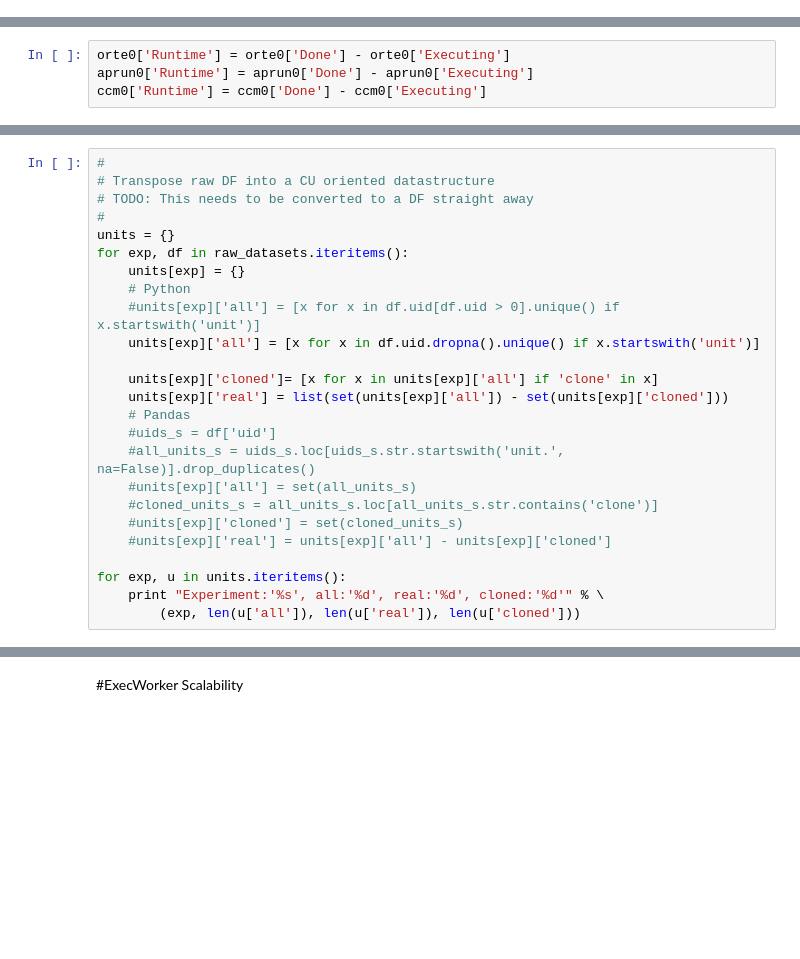
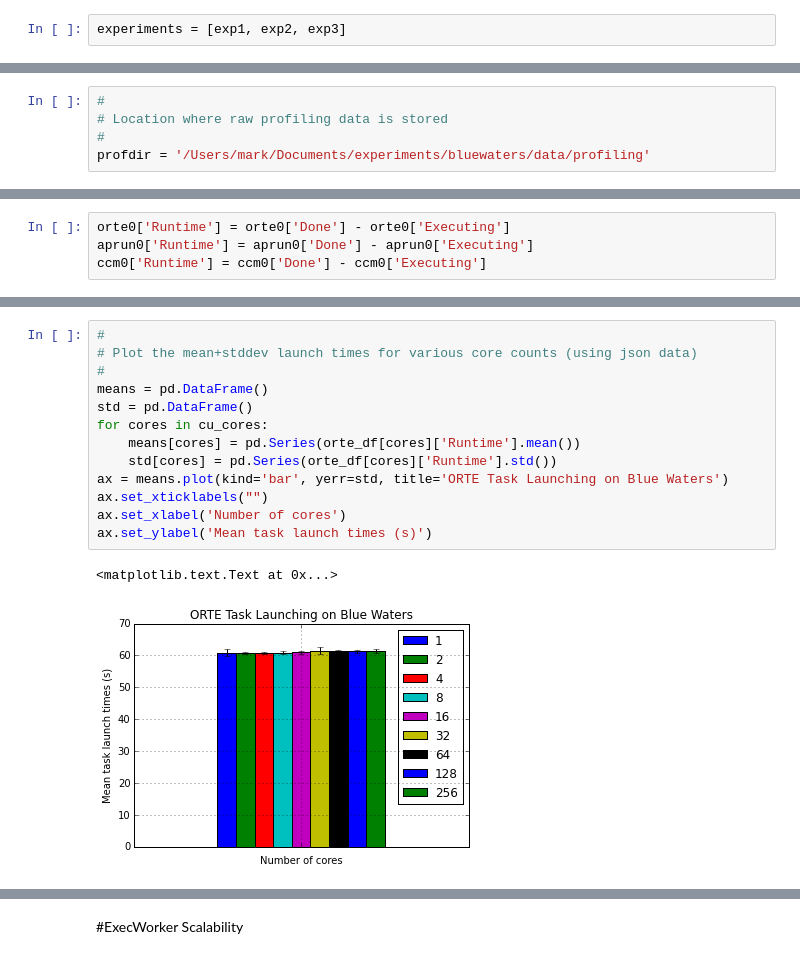
Before and after one commit to radical-experiments/rp-orte-bw, a Jupyter notebook: notebooks/bw_experiments.ipynb, the cells around one changed output, grey strips where cells are left out. Drawn from its saved outputs; the diff is of its cells as text; blank space fills up the shorter version.

```diff
--- a/notebooks/bw_experiments.ipynb
+++ b/notebooks/bw_experiments.ipynb
@@ -14,0 +84,2 @@ store = pd.HDFStore('store.h5')
+# %%
+experiments = [exp1, exp2, exp3]
@@ -15 +159,6 @@ store = pd.HDFStore('store.h5')
+# %%
+#
+# Location where raw profiling data is stored
+#
+profdir = '/Users/mark/Documents/experiments/bluewaters/data/profiling'
 # %% [markdown]
@@ -254,25 +434,0 @@ for exp_id in exp_ids:
-# %%
-#
-# Transpose raw DF into a CU oriented datastructure
-# TODO: This needs to be converted to a DF straight away
-#
-units = {}
-for exp, df in raw_datasets.iteritems():
-    units[exp] = {}
-    # Python
-    #units[exp]['all'] = [x for x in df.uid[df.uid > 0].unique() if x.startswith('unit')]
-    units[exp]['all'] = [x for x in df.uid.dropna().unique() if x.startswith('unit')]
-
-    units[exp]['cloned']= [x for x in units[exp]['all'] if 'clone' in x]
-    units[exp]['real'] = list(set(units[exp]['all']) - set(units[exp]['cloned']))
-    # Pandas
-    #uids_s = df['uid']
-    #all_units_s = uids_s.loc[uids_s.str.startswith('unit.', na=False)].drop_duplicates()
-    #units[exp]['all'] = set(all_units_s)
-    #cloned_units_s = all_units_s.loc[all_units_s.str.contains('clone')]
-    #units[exp]['cloned'] = set(cloned_units_s)
-    #units[exp]['real'] = units[exp]['all'] - units[exp]['cloned']
-
-for exp, u in units.iteritems():
-    print "Experiment:'%s', all:'%d', real:'%d', cloned:'%d'" % \
-        (exp, len(u['all']), len(u['real']), len(u['cloned']))
@@ -429,0 +635,16 @@ Name: unit.000370, dtype: object
+# %%
+#
+# Plot the mean+stddev launch times for various core counts (using json data)
+#
+means = pd.DataFrame()
+std = pd.DataFrame()
+for cores in cu_cores:
+    means[cores] = pd.Series(orte_df[cores]['Runtime'].mean())
+    std[cores] = pd.Series(orte_df[cores]['Runtime'].std())
+ax = means.plot(kind='bar', yerr=std, title='ORTE Task Launching on Blue Waters')
+ax.set_xticklabels("")
+ax.set_xlabel('Number of cores')
+ax.set_ylabel('Mean task launch times (s)')
+# %% [output]
+<matplotlib.text.Text at 0x...>
+[figure, added]
```
Also changed, not shown: parts of 72 cells of this notebook.
